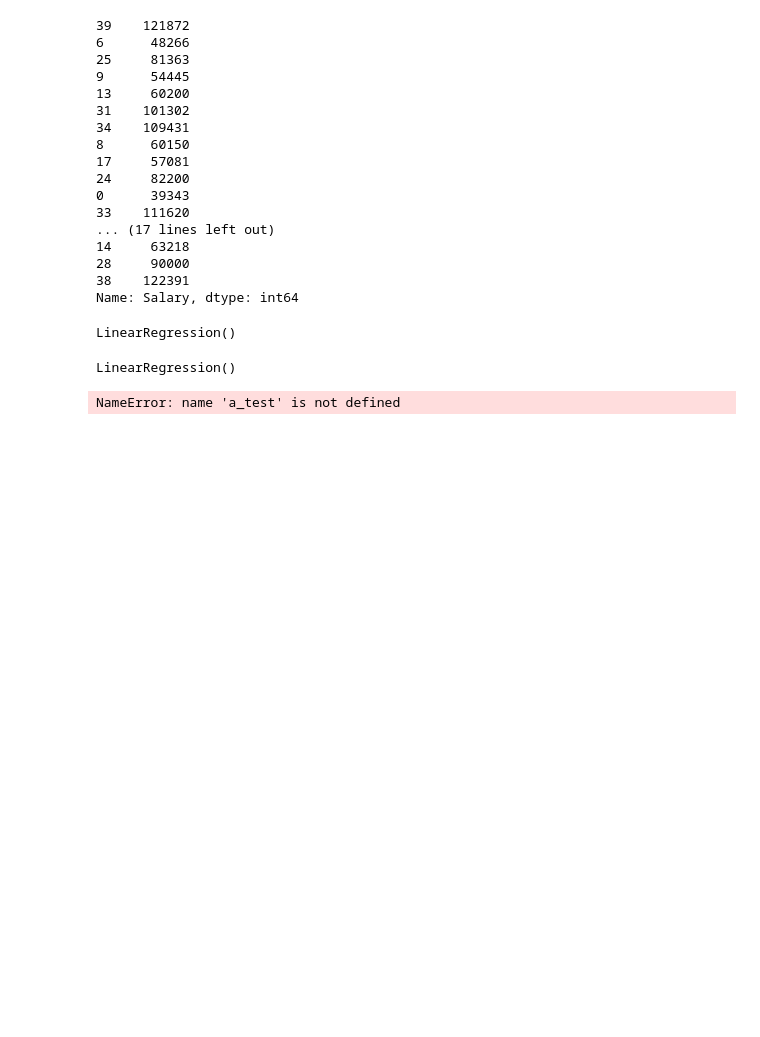
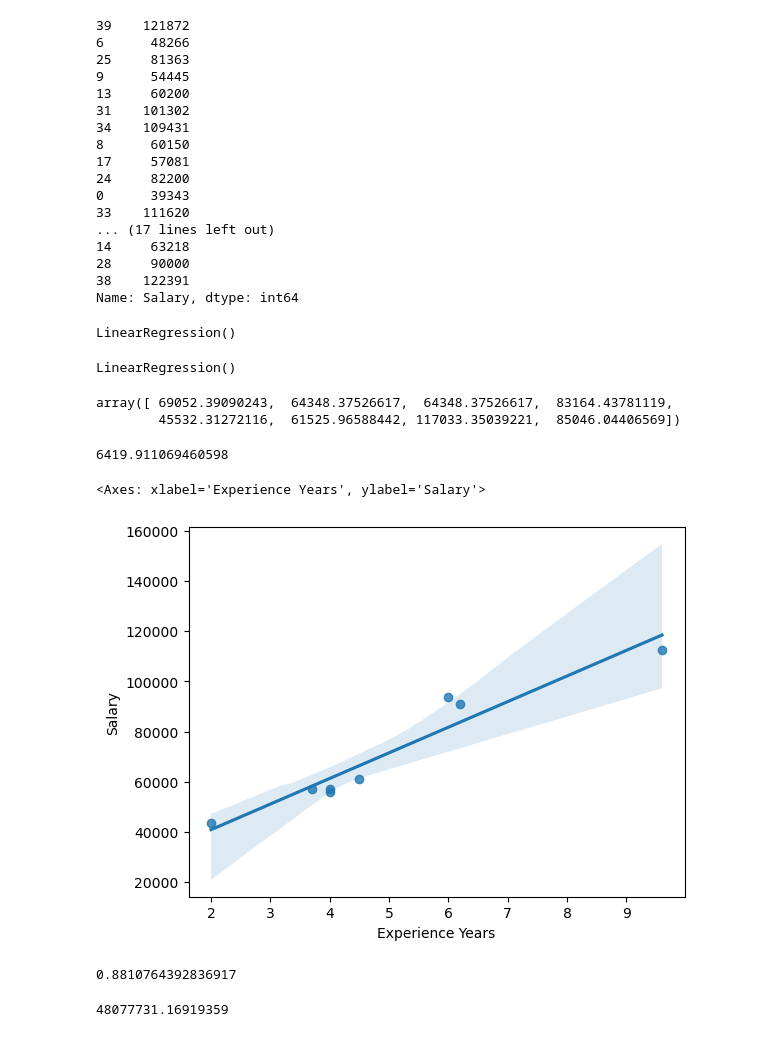
Before and after one commit to AI-2nd-years/Linear-Regression, a Jupyter notebook: regression_chamsia.ipynb, the cells around one changed output. Saved outputs shown, nothing was run; the diff lists cells and outputs as text; code cells hidden in the pictures; blank space fills up the shorter version.

```diff
--- a/regression_chamsia.ipynb
+++ b/regression_chamsia.ipynb
@@ -78,7 +78,7 @@ plt.scatter(a,b)
 # %%
 from sklearn.model_selection import train_test_split
 # %%
-a_train,a_text,b_train,b_test = train_test_split(a,b,test_size=0.2,random_state=42)
+a_train,a_test,b_train,b_test = train_test_split(a,b,test_size=0.2,random_state=42)
 # %%
 b_train
 # %% [output]
@@ -111,5 +111,25 @@ rl.fit(a_train,b_train)
 LinearRegression()
 # %%
 bpred = rl.predict(a_test)
-# %% [output]
-NameError: name 'a_test' is not defined
+# %%
+bpred
+# %% [output]
+array([ 69052.39090243,  64348.37526617,  64348.37526617,  83164.43781119,
+        45532.31272116,  61525.96588442, 117033.35039221,  85046.04406569])
+# %%
+mean_absolute_error(bpred,b_test)
+# %% [output]
+6419.911069460598
+# %%
+sns.regplot(x = a_test,y = b_test)
+# %% [output]
+<Axes: xlabel='Experience Years', ylabel='Salary'>
+[figure, added]
+# %%
+r2_score(bpred,b_test)
+# %% [output]
+0.8810764392836917
+# %%
+mean_squared_error(bpred,b_test)
+# %% [output]
+48077731.16919359
```
Also changed, not shown: parts of 1 cell of this notebook.
